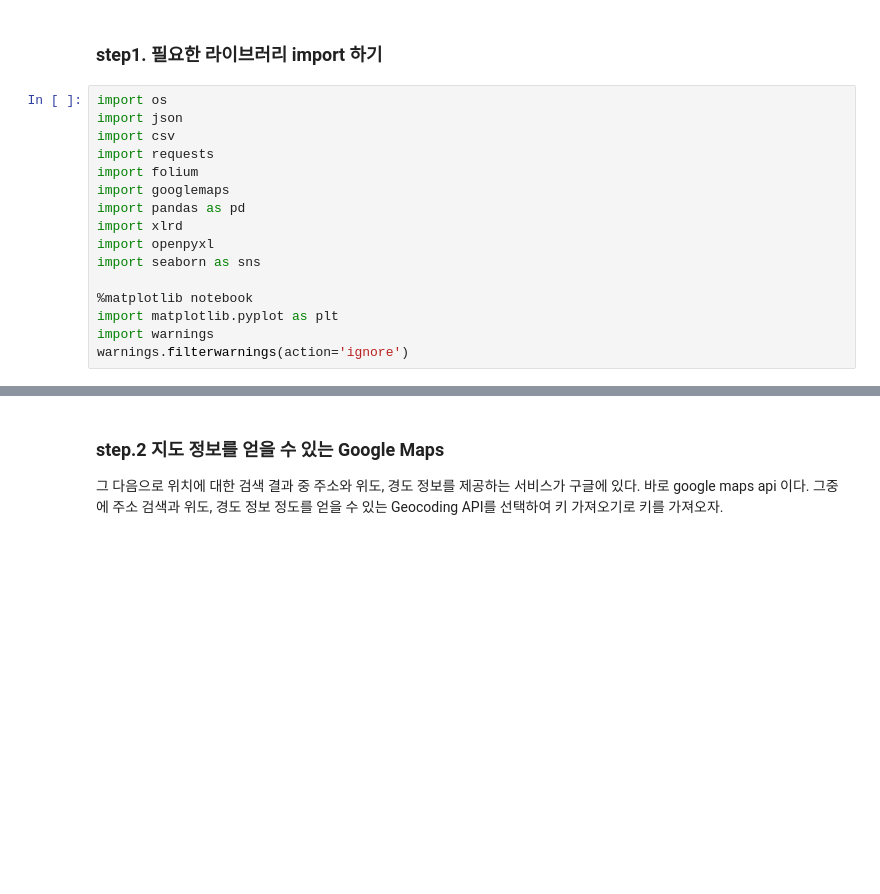
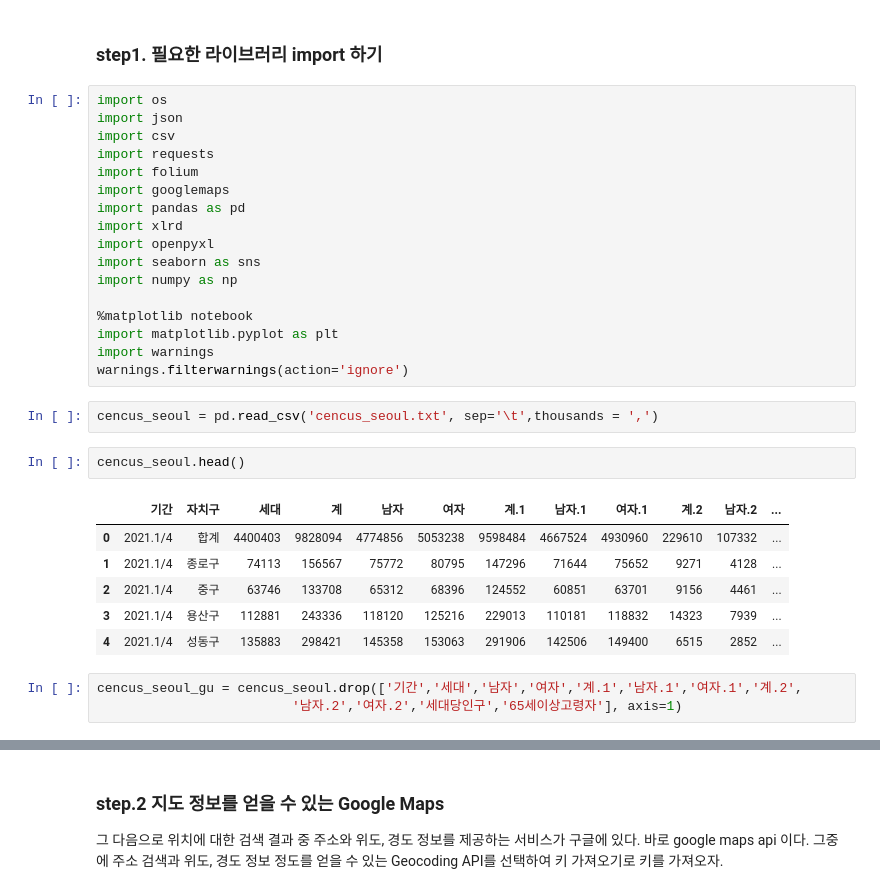
Before and after one commit to jaeyoon89/tasty_road, a Jupyter notebook: tasty_road.ipynb, the cells around one changed output, grey strips where cells are left out. Drawn from its saved outputs; the diff is of its cells as text; blank space fills up the shorter version.

```diff
--- a/tasty_road.ipynb
+++ b/tasty_road.ipynb
@@ -19,8 +19,23 @@ import pandas as pd
 import xlrd
 import openpyxl
 import seaborn as sns
+import numpy as np
 
 %matplotlib notebook
 import matplotlib.pyplot as plt
 import warnings
 warnings.filterwarnings(action='ignore')
+# %%
+cencus_seoul = pd.read_csv('cencus_seoul.txt', sep='\t',thousands = ',')
+# %%
+cencus_seoul.head()
+# %% [output]
+|  | 기간 | 자치구 | 세대 | 계 | 남자 | 여자 | 계.1 | 남자.1 | 여자.1 | 계.2 | 남자.2 | ... |
+| 0 | 2021.1/4 | 합계 | 4400403 | 9828094 | 4774856 | 5053238 | 9598484 | 4667524 | 4930960 | 229610 | 107332 | ... |
+| 1 | 2021.1/4 | 종로구 | 74113 | 156567 | 75772 | 80795 | 147296 | 71644 | 75652 | 9271 | 4128 | ... |
+| 2 | 2021.1/4 | 중구 | 63746 | 133708 | 65312 | 68396 | 124552 | 60851 | 63701 | 9156 | 4461 | ... |
+| 3 | 2021.1/4 | 용산구 | 112881 | 243336 | 118120 | 125216 | 229013 | 110181 | 118832 | 14323 | 7939 | ... |
+| 4 | 2021.1/4 | 성동구 | 135883 | 298421 | 145358 | 153063 | 291906 | 142506 | 149400 | 6515 | 2852 | ... |
+# %%
+cencus_seoul_gu = cencus_seoul.drop(['기간','세대','남자','여자','계.1','남자.1','여자.1','계.2',
+                         '남자.2','여자.2','세대당인구','65세이상고령자'], axis=1)
```
Also changed, not shown: parts of 24 cells of this notebook.
